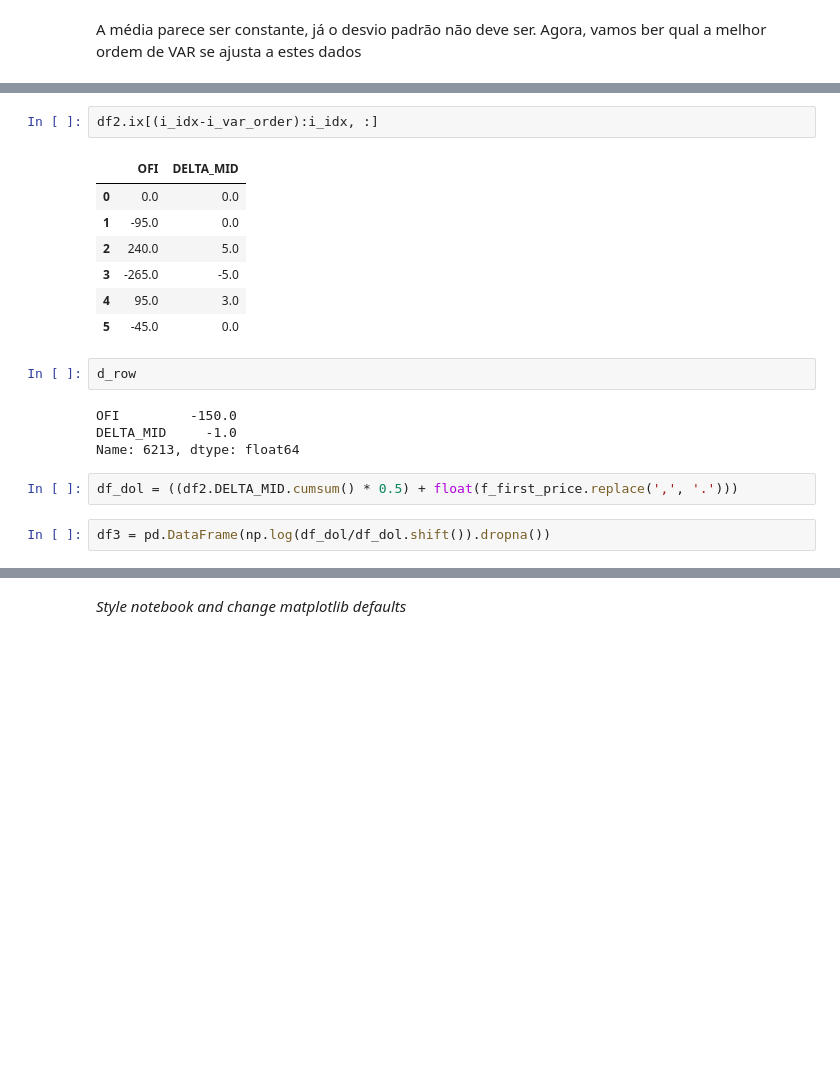
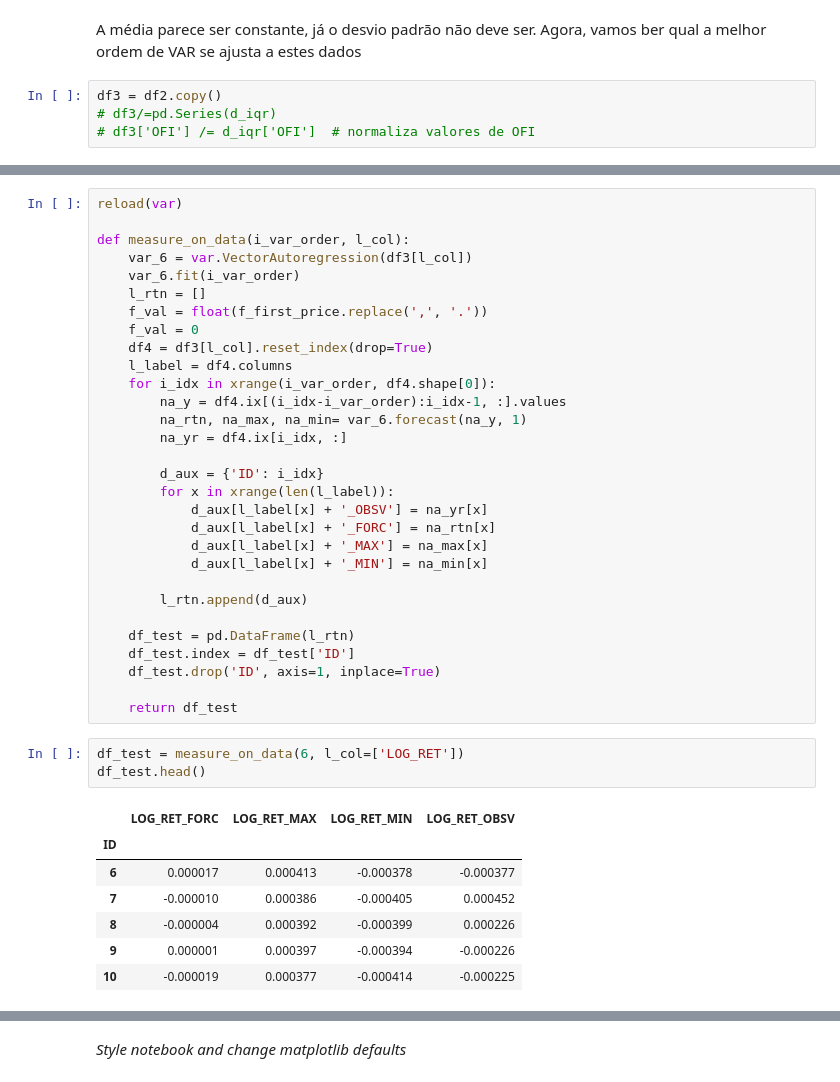
Before and after one commit to ucaiado/VectorAutoregression_Model, a Jupyter notebook: report.ipynb, the cells around one changed output, grey strips where cells are left out. Cells and saved outputs as stored; diff of their text form; blank space fills up the shorter version.

```diff
--- a/report.ipynb
+++ b/report.ipynb
@@ -534,5 +543,9 @@ g = g.map(plt.plot, "Value")
 # %% [markdown]
 A média parece ser constante, já o desvio padrão não deve ser. Agora, vamos ber qual a melhor ordem de VAR se ajusta a estes dados
+# %%
+df3 = df2.copy()
+# df3/=pd.Series(d_iqr)
+# df3['OFI'] /= d_iqr['OFI']  # normaliza valores de OFI
 # %%
 import var_model.vector_autoregression as var; reload(var)
 import numpy as np
@@ -653,20 +575,41 @@ Name: 6, dtype: float64
-# %%
-df2.ix[(i_idx-i_var_order):i_idx, :]
-# %% [output]
-|  | OFI | DELTA_MID |
-| 0 | 0.0 | 0.0 |
-| 1 | -95.0 | 0.0 |
-| 2 | 240.0 | 5.0 |
-| 3 | -265.0 | -5.0 |
-| 4 | 95.0 | 3.0 |
-| 5 | -45.0 | 0.0 |
-# %%
-d_row
-# %% [output]
-OFI         -150.0
-DELTA_MID     -1.0
-Name: 6213, dtype: float64
-# %%
-df_dol = ((df2.DELTA_MID.cumsum() * 0.5) + float(f_first_price.replace(',', '.')))
-# %%
-df3 = pd.DataFrame(np.log(df_dol/df_dol.shift()).dropna())
+# %%
+reload(var)
+
+def measure_on_data(i_var_order, l_col):
+    var_6 = var.VectorAutoregression(df3[l_col])
+    var_6.fit(i_var_order)
+    l_rtn = []
+    f_val = float(f_first_price.replace(',', '.'))
+    f_val = 0
+    df4 = df3[l_col].reset_index(drop=True)
+    l_label = df4.columns
+    for i_idx in xrange(i_var_order, df4.shape[0]):
+        na_y = df4.ix[(i_idx-i_var_order):i_idx-1, :].values
+        na_rtn, na_max, na_min= var_6.forecast(na_y, 1)
+        na_yr = df4.ix[i_idx, :]
+
+        d_aux = {'ID': i_idx}
+        for x in xrange(len(l_label)):
+            d_aux[l_label[x] + '_OBSV'] = na_yr[x]
+            d_aux[l_label[x] + '_FORC'] = na_rtn[x]
+            d_aux[l_label[x] + '_MAX'] = na_max[x]
+            d_aux[l_label[x] + '_MIN'] = na_min[x]
+
+        l_rtn.append(d_aux)
+
+    df_test = pd.DataFrame(l_rtn)
+    df_test.index = df_test['ID']
+    df_test.drop('ID', axis=1, inplace=True)
+
+    return df_test
+# %%
+df_test = measure_on_data(6, l_col=['LOG_RET'])
+df_test.head()
+# %% [output]
+|  | LOG_RET_FORC | LOG_RET_MAX | LOG_RET_MIN | LOG_RET_OBSV |
+| ID |  |  |  |  |
+| 6 | 0.000017 | 0.000413 | -0.000378 | -0.000377 |
+| 7 | -0.000010 | 0.000386 | -0.000405 | 0.000452 |
+| 8 | -0.000004 | 0.000392 | -0.000399 | 0.000226 |
+| 9 | 0.000001 | 0.000397 | -0.000394 | -0.000226 |
+| 10 | -0.000019 | 0.000377 | -0.000414 | -0.000225 |
```
Also changed, not shown: parts of 22 cells of this notebook, 2 other files.
